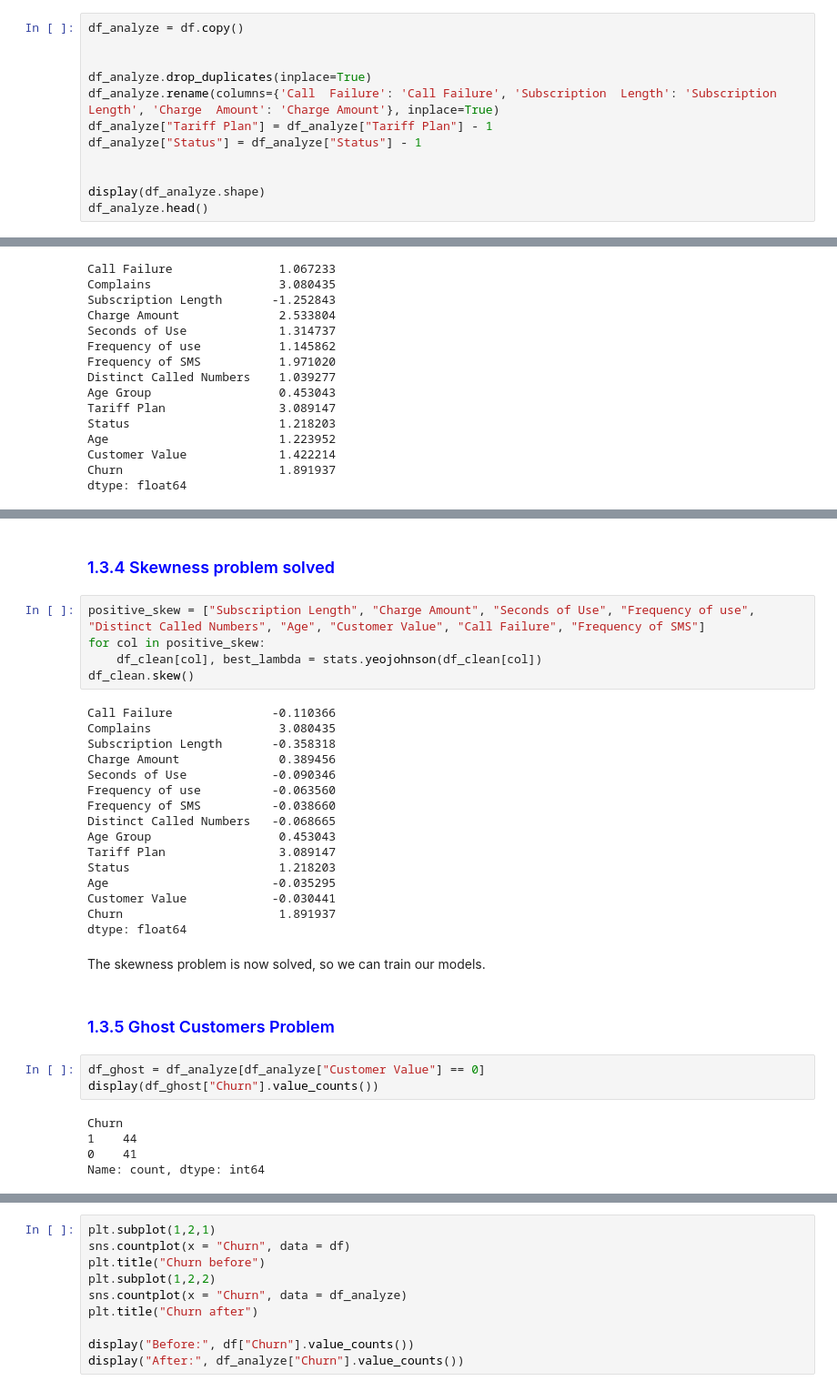
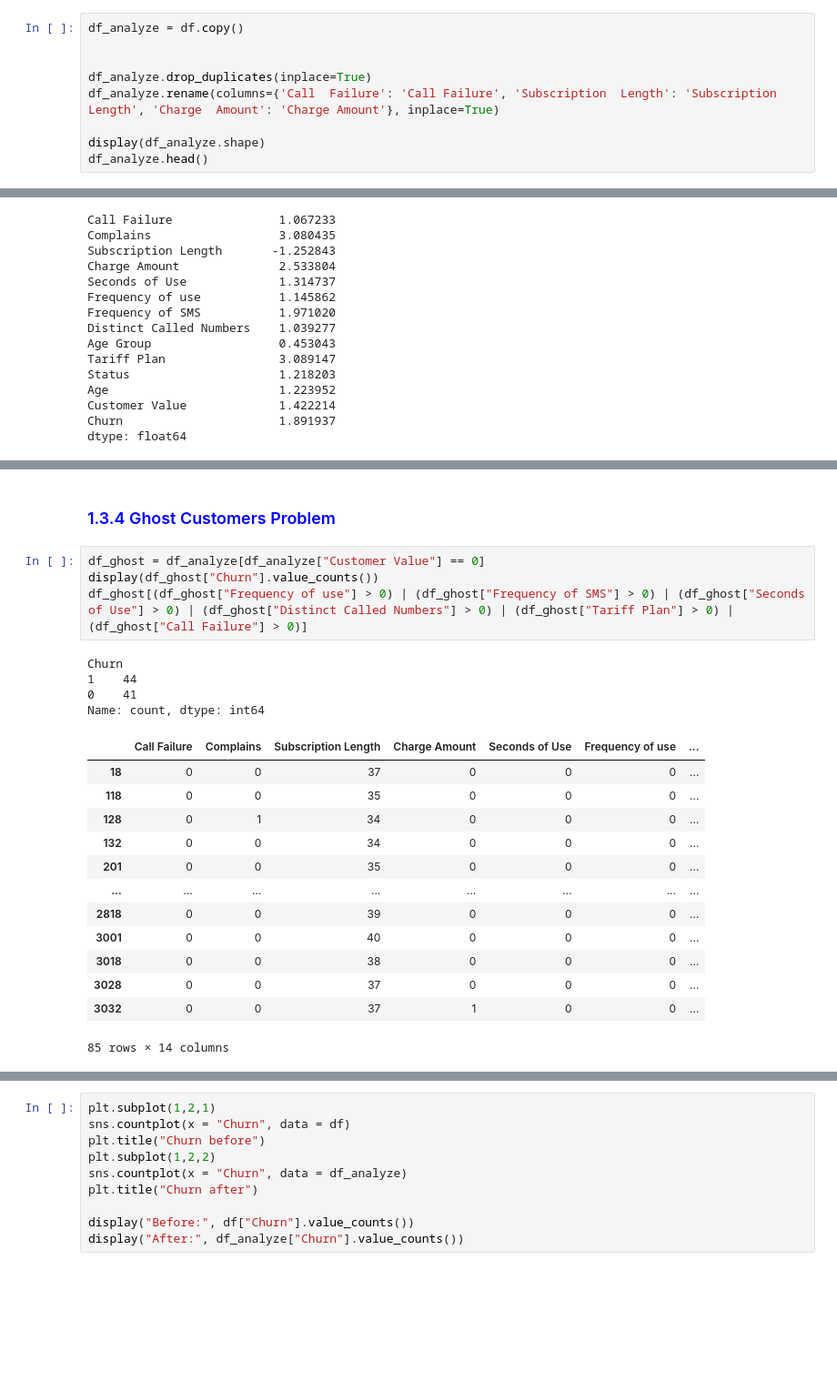
Before and after one commit to ntairuly/FinalProject_by_59ChurnGuard, a Jupyter notebook: Main.ipynb, the cells around one changed output, grey strips where cells are left out. Shown at 91% size. Cells and saved outputs as stored; diff of their text form; blank space fills up the shorter version.

Commit message:
MORE ADVANCED SKEW PROBLEM SOLVE

```diff
--- a/Main.ipynb
+++ b/Main.ipynb
@@ -282,9 +284,6 @@ df_analyze = df.copy()
 
 df_analyze.drop_duplicates(inplace=True)
 df_analyze.rename(columns={'Call  Failure': 'Call Failure', 'Subscription  Length': 'Subscription Length', 'Charge  Amount': 'Charge Amount'}, inplace=True)
-df_analyze["Tariff Plan"] = df_analyze["Tariff Plan"] - 1
-df_analyze["Status"] = df_analyze["Status"] - 1
-
 
 display(df_analyze.shape)
 df_analyze.head()
@@ -337,38 +337,27 @@ We should try to avoid asymmetry in our data. Most of the columns have **skewnes
-# %% [markdown]
-<h3 style="color:blue">1.3.4 Skewness problem solved</h3>
-# %%
-positive_skew = ["Subscription Length", "Charge Amount", "Seconds of Use", "Frequency of use", "Distinct Called Numbers", "Age", "Customer Value", "Call Failure", "Frequency of SMS"]
-for col in positive_skew:
-    df_clean[col], best_lambda = stats.yeojohnson(df_clean[col])
-df_clean.skew()
-# %% [output]
-Call Failure              -0.110366
-Complains                  3.080435
-Subscription Length       -0.358318
-Charge Amount              0.389456
-Seconds of Use            -0.090346
-Frequency of use          -0.063560
-Frequency of SMS          -0.038660
-Distinct Called Numbers   -0.068665
-Age Group                  0.453043
-Tariff Plan                3.089147
-Status                     1.218203
-Age                       -0.035295
-Customer Value            -0.030441
-Churn                      1.891937
-dtype: float64
-# %% [markdown]
-The skewness problem is now solved, so we can train our models.
 # %% [markdown]
-<h3 style="color:blue">1.3.5 Ghost Customers Problem</h3>
+<h3 style="color:blue">1.3.4 Ghost Customers Problem</h3>
 # %%
 df_ghost = df_analyze[df_analyze["Customer Value"] == 0]
 display(df_ghost["Churn"].value_counts())
+df_ghost[(df_ghost["Frequency of use"] > 0) | (df_ghost["Frequency of SMS"] > 0) | (df_ghost["Seconds of Use"] > 0) | (df_ghost["Distinct Called Numbers"] > 0) | (df_ghost["Tariff Plan"] > 0) | (df_ghost["Call Failure"] > 0)]
 # %% [output]
 Churn
 1    44
 0    41
 Name: count, dtype: int64
+|  | Call Failure | Complains | Subscription Length | Charge Amount | Seconds of Use | Frequency of use | ... |
+| 18 | 0 | 0 | 37 | 0 | 0 | 0 | ... |
+| 118 | 0 | 0 | 35 | 0 | 0 | 0 | ... |
+| 128 | 0 | 1 | 34 | 0 | 0 | 0 | ... |
+| 132 | 0 | 0 | 34 | 0 | 0 | 0 | ... |
+| 201 | 0 | 0 | 35 | 0 | 0 | 0 | ... |
+| ... | ... | ... | ... | ... | ... | ... | ... |
+| 2818 | 0 | 0 | 39 | 0 | 0 | 0 | ... |
+| 3001 | 0 | 0 | 40 | 0 | 0 | 0 | ... |
+| 3018 | 0 | 0 | 38 | 0 | 0 | 0 | ... |
+| 3028 | 0 | 0 | 37 | 0 | 0 | 0 | ... |
+| 3032 | 0 | 0 | 37 | 1 | 0 | 0 | ... |
+85 rows × 14 columns
 # %% [markdown]
 
 
```
Also changed, not shown: parts of 22 cells of this notebook.
